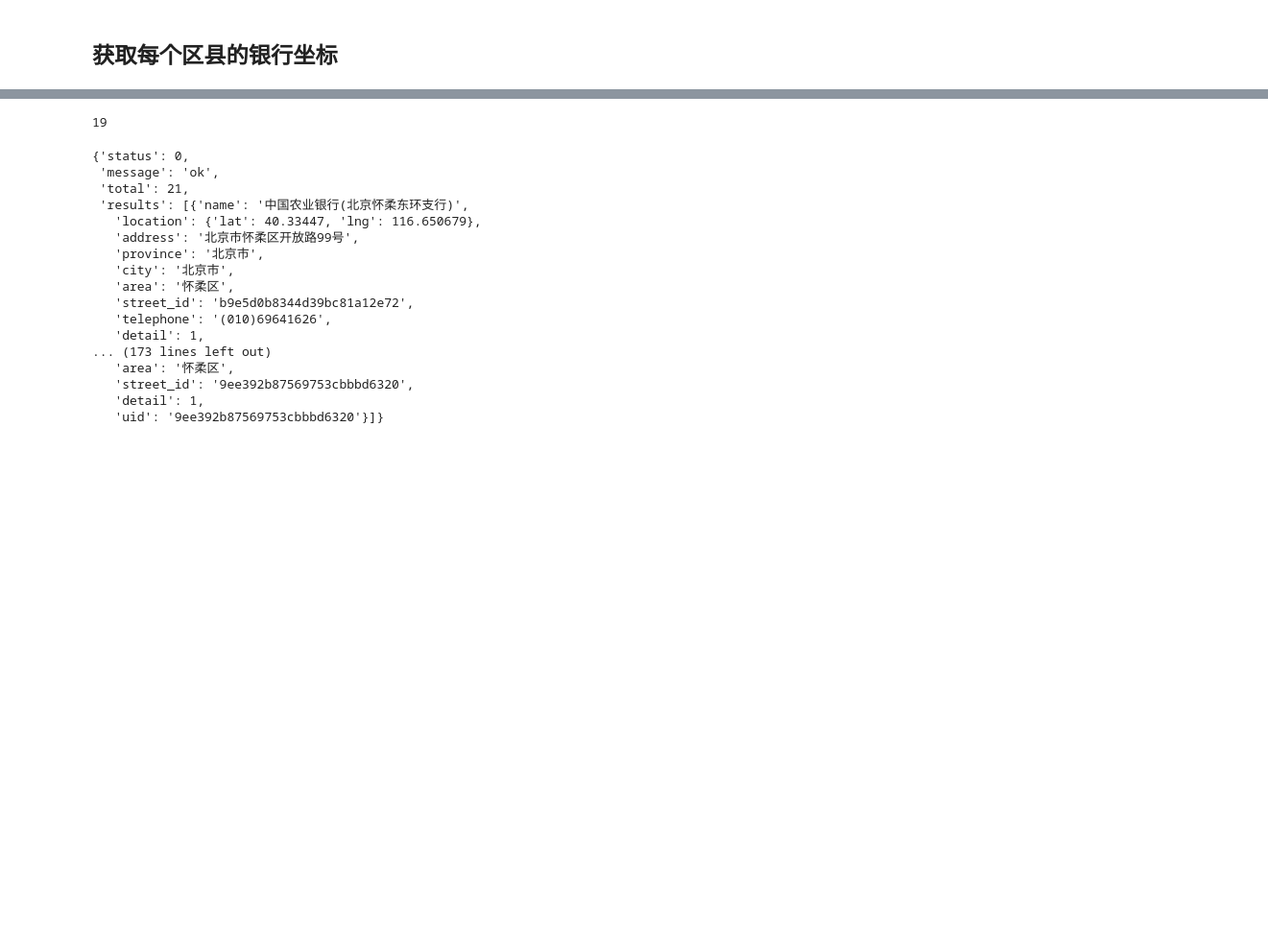
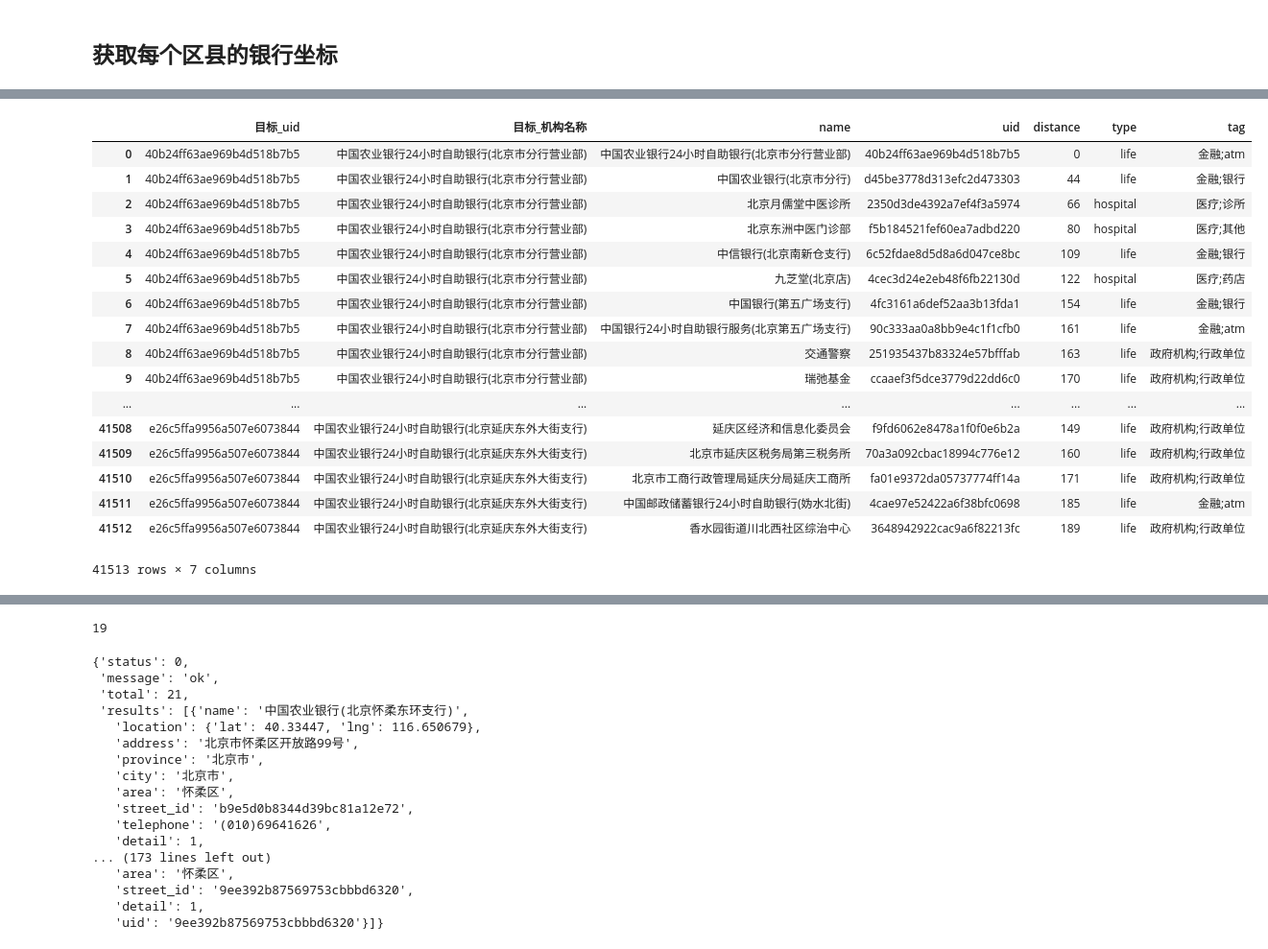
Before and after one commit to KingLu/Coursera_Capstone, a Jupyter notebook: Where_to_install_A_ATM.ipynb, the cells around one changed output, grey strips where cells are left out. Shown at 96% size. Saved outputs shown, nothing was run; the diff lists cells and outputs as text; code cells hidden in the pictures; blank space fills up the shorter version.

```diff
--- a/Where_to_install_A_ATM.ipynb
+++ b/Where_to_install_A_ATM.ipynb
@@ -368,0 +711,4 @@ url # display URL
+# %%
+df_bank_around_yszx=pd.read_csv("data/bj_ATM_abc_bank_around_yszx.csv")
+df_bank_around_shyl=pd.read_csv("data/bj_abc_ATM_bank_around_shyl.csv")
+df_bank_around_zfjg=pd.read_csv("data/bj_abc_ATM_bank_around_zfjg.csv")
@@ -368,0 +1073,24 @@ url # display URL
+# %%
+sel_columns= ['目标_uid','目标_机构名称','name','uid','detail_info.distance','detail_info.type','detail_info.tag']
+sel_columns_1= ['目标_uid','目标_机构名称','name','uid','distance','type','tag']
+df_tmp = df_bank_around_zfjg.copy()
+df_tmp[sel_columns_1]
+# %% [output]
+|  | 目标_uid | 目标_机构名称 | name | uid | distance | type | tag |
+| 0 | 40b24ff63ae969b4d518b7b5 | 中国农业银行24小时自助银行(北京市分行营业部) | 中国农业银行24小时自助银行(北京市分行营业部) | 40b24ff63ae969b4d518b7b5 | 0 | life | 金融;atm |
+| 1 | 40b24ff63ae969b4d518b7b5 | 中国农业银行24小时自助银行(北京市分行营业部) | 中国农业银行(北京市分行) | d45be3778d313efc2d473303 | 44 | life | 金融;银行 |
+| 2 | 40b24ff63ae969b4d518b7b5 | 中国农业银行24小时自助银行(北京市分行营业部) | 北京月儒堂中医诊所 | 2350d3de4392a7ef4f3a5974 | 66 | hospital | 医疗;诊所 |
+| 3 | 40b24ff63ae969b4d518b7b5 | 中国农业银行24小时自助银行(北京市分行营业部) | 北京东洲中医门诊部 | f5b184521fef60ea7adbd220 | 80 | hospital | 医疗;其他 |
+| 4 | 40b24ff63ae969b4d518b7b5 | 中国农业银行24小时自助银行(北京市分行营业部) | 中信银行(北京南新仓支行) | 6c52fdae8d5d8a6d047ce8bc | 109 | life | 金融;银行 |
+| 5 | 40b24ff63ae969b4d518b7b5 | 中国农业银行24小时自助银行(北京市分行营业部) | 九芝堂(北京店) | 4cec3d24e2eb48f6fb22130d | 122 | hospital | 医疗;药店 |
+| 6 | 40b24ff63ae969b4d518b7b5 | 中国农业银行24小时自助银行(北京市分行营业部) | 中国银行(第五广场支行) | 4fc3161a6def52aa3b13fda1 | 154 | life | 金融;银行 |
+| 7 | 40b24ff63ae969b4d518b7b5 | 中国农业银行24小时自助银行(北京市分行营业部) | 中国银行24小时自助银行服务(北京第五广场支行) | 90c333aa0a8bb9e4c1f1cfb0 | 161 | life | 金融;atm |
+| 8 | 40b24ff63ae969b4d518b7b5 | 中国农业银行24小时自助银行(北京市分行营业部) | 交通警察 | 251935437b83324e57bfffab | 163 | life | 政府机构;行政单位 |
+| 9 | 40b24ff63ae969b4d518b7b5 | 中国农业银行24小时自助银行(北京市分行营业部) | 瑞弛基金 | ccaaef3f5dce3779d22dd6c0 | 170 | life | 政府机构;行政单位 |
+| ... | ... | ... | ... | ... | ... | ... | ... |
+| 41508 | e26c5ffa9956a507e6073844 | 中国农业银行24小时自助银行(北京延庆东外大街支行) | 延庆区经济和信息化委员会 | f9fd6062e8478a1f0f0e6b2a | 149 | life | 政府机构;行政单位 |
+| 41509 | e26c5ffa9956a507e6073844 | 中国农业银行24小时自助银行(北京延庆东外大街支行) | 北京市延庆区税务局第三税务所 | 70a3a092cbac18994c776e12 | 160 | life | 政府机构;行政单位 |
+| 41510 | e26c5ffa9956a507e6073844 | 中国农业银行24小时自助银行(北京延庆东外大街支行) | 北京市工商行政管理局延庆分局延庆工商所 | fa01e9372da05737774ff14a | 171 | life | 政府机构;行政单位 |
+| 41511 | e26c5ffa9956a507e6073844 | 中国农业银行24小时自助银行(北京延庆东外大街支行) | 中国邮政储蓄银行24小时自助银行(妫水北街) | 4cae97e52422a6f38bfc0698 | 185 | life | 金融;atm |
+| 41512 | e26c5ffa9956a507e6073844 | 中国农业银行24小时自助银行(北京延庆东外大街支行) | 香水园街道川北西社区综治中心 | 3648942922cac9a6f82213fc | 189 | life | 政府机构;行政单位 |
+41513 rows × 7 columns
```
Also changed, not shown: parts of 89 cells of this notebook.
